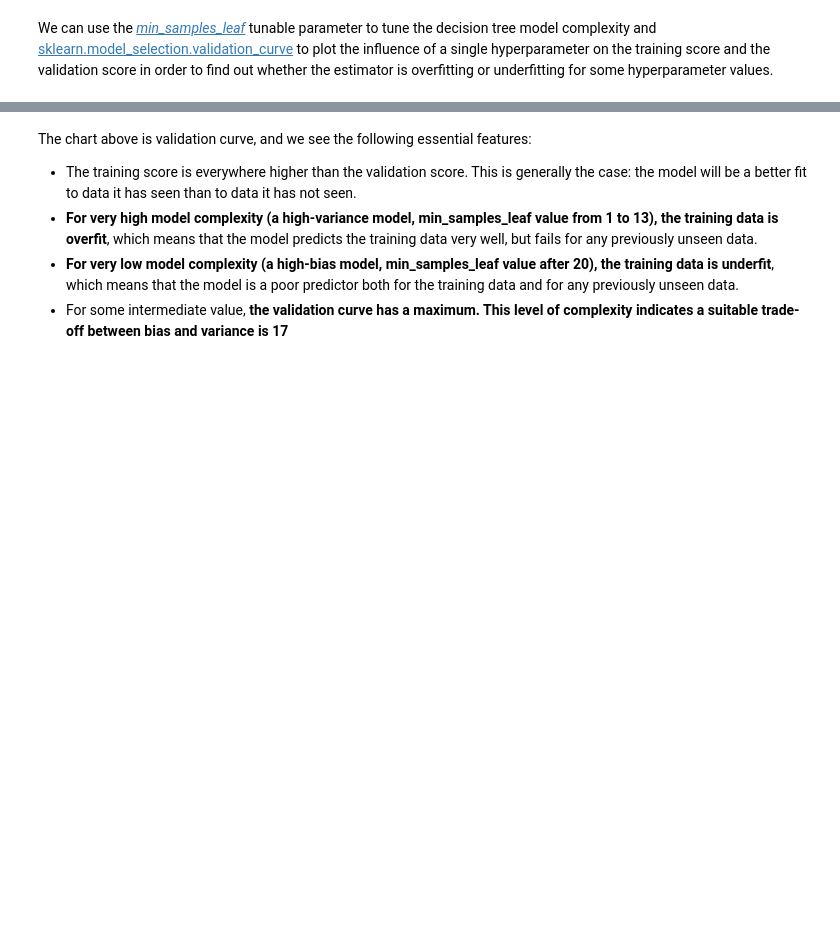
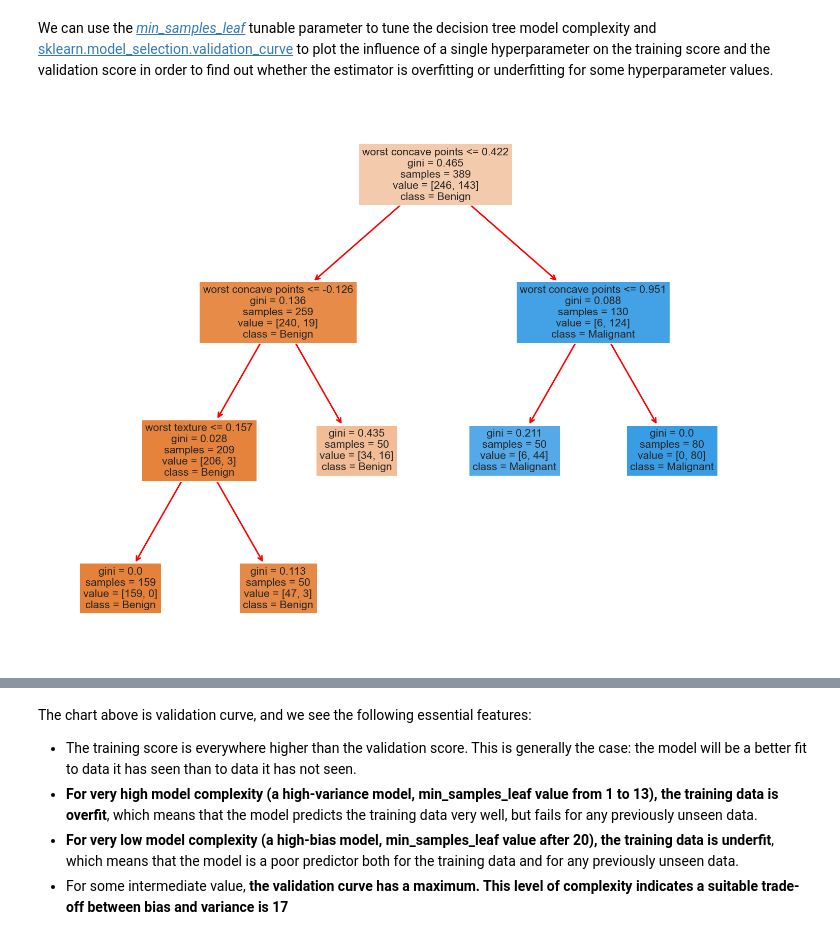
Before and after one commit to EMbeDS-education/SNS-IProML2021, a Jupyter notebook: jupyter/jupyterNotebooks/M2_03BreastCancer_Supervised_ML.ipynb, the cells around one changed output, grey strips where cells are left out. Saved outputs shown, nothing was run; the diff lists cells and outputs as text; code cells hidden in the pictures; blank space fills up the shorter version.

```diff
--- a/jupyter/jupyterNotebooks/M2_03BreastCancer_Supervised_ML.ipynb
+++ b/jupyter/jupyterNotebooks/M2_03BreastCancer_Supervised_ML.ipynb
@@ -234,10 +260,10 @@ y_pred[:10]
 # %%
-# from sklearn.neighbors import KNeighborsClassifier
+from sklearn.neighbors import KNeighborsClassifier
 
-# # 1. instantiate model
-# model2 = KNeighborsClassifier()
-# # 2. fit model to data (training)
-# model2.fit(X_train, y_train)
-# # 3. predict on new data
-# y_pred2 = model.predict(X_test)
-# y_pred2[:10]
+# 1. instantiate model
+model2 = KNeighborsClassifier()
+# 2. fit model to data (training)
+model2.fit(X_train, y_train)
+# 3. predict on new data
+y_pred2 = model.predict(X_test)
+y_pred2[:10]
@@ -554,9 +667,11 @@ Mechanisms such as pruning, **setting the minimum number of samples required at
 # %% [markdown]
 We can use the [*min_samples_leaf*](https://scikit-learn.org/stable/modules/generated/sklearn.tree.DecisionTreeClassifier.html) tunable parameter to tune the decision tree model complexity and [sklearn.model_selection.validation_curve](https://scikit-learn.org/stable/modules/generated/sklearn.model_selection.validation_curve.html#sklearn.model_selection.validation_curve) to plot the influence of a single hyperparameter on the training score and the validation score in order to find out whether the estimator is overfitting or underfitting for some hyperparameter values.
 # %%
-# dt = DecisionTreeClassifier(random_state = 42,min_samples_leaf=100)
-# dt.fit(X_train,y_train)
-# plot_decision_tree(dt , X_train,y_train, df_X.columns)
+dt = DecisionTreeClassifier(random_state = 42,min_samples_leaf=50)
+dt.fit(X_train,y_train)
+plot_decision_tree(dt , X_train,y_train, df_X.columns)
+# %% [output]
+[figure, added]
 # %%
 from src.utils import validation_curve_model
 dtree =  DecisionTreeClassifier(random_state = 42)
```
Also changed, not shown: parts of 23 cells of this notebook, 4 other files.
